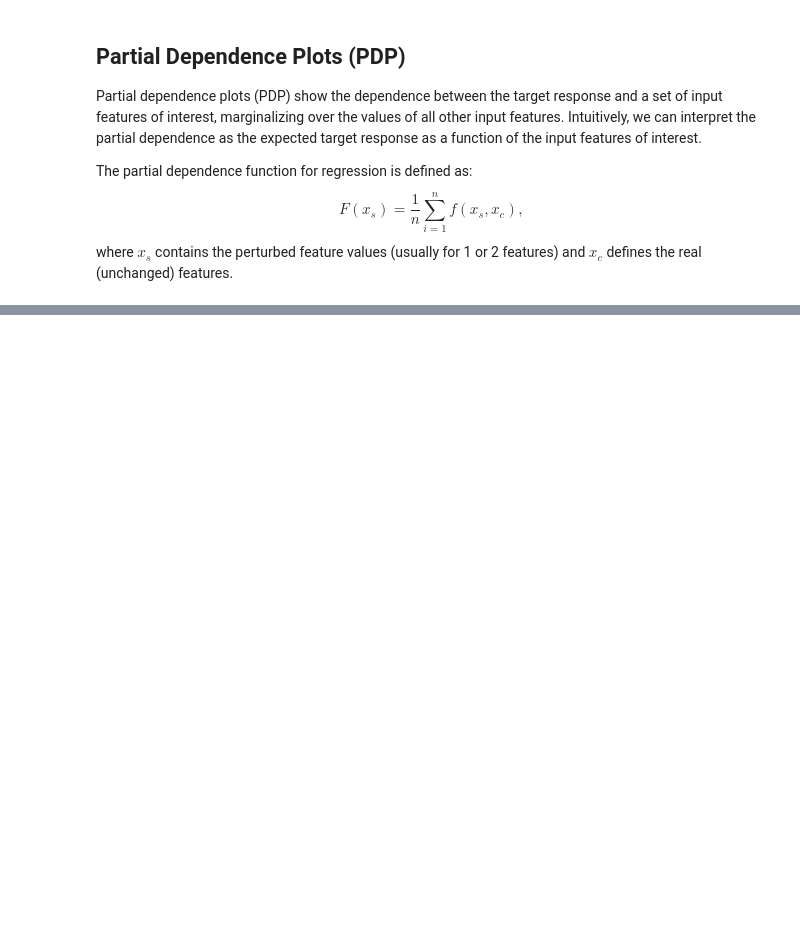
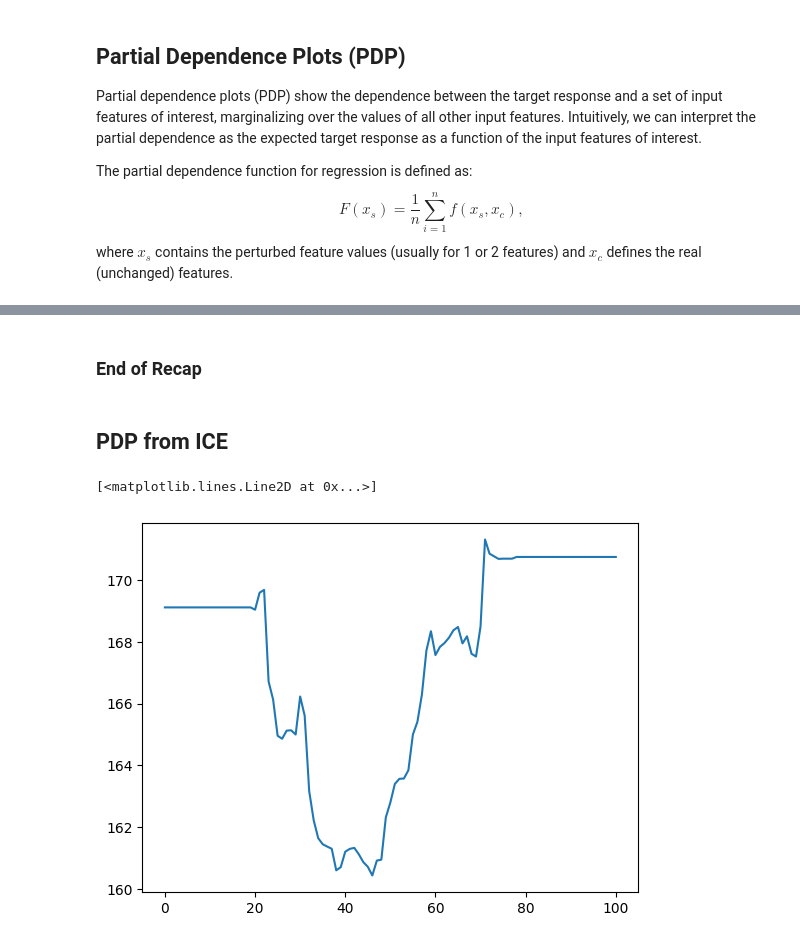
Before and after one commit to ficstamas/FateML, a Jupyter notebook: notebooks/05_model_agnostic_global_exp.ipynb, the cells around one changed output, grey strips where cells are left out. Cells and saved outputs as stored; diff of their text form; code cells hidden in the pictures; blank space fills up the shorter version.

```diff
--- a/notebooks/05_model_agnostic_global_exp.ipynb
+++ b/notebooks/05_model_agnostic_global_exp.ipynb
@@ -59 +89,29 @@ where $x_s$ contains the perturbed feature values (usually for 1 or 2 features)
+# %% [markdown]
+### End of Recap
+# %% [markdown]
+## PDP from ICE
+# %%
+import matplotlib.pyplot as plt
+import numpy as np
+import pandas as pd
+
+# altering age
+alternative = np.arange(0, 101, 1)  # possible values for age
+
+# the only difference is that we are going to average it among all the samples
+vec = np.zeros_like(alternative, dtype=float)
+
+for i, x in diabetes.dev_x.iterrows():
+    x_altered = np.tile(x.values, (len(alternative), 1))
+    x_altered[:, 0] = alternative
+    id_ = x.name
+    cols = list(x.index)
+    x_altered = pd.DataFrame(data=x_altered, columns=cols)
+    pred = reg.predict(x_altered)
+    vec += pred
+
+plt.plot(alternative, vec / diabetes.dev_x.__len__())
+# %% [output]
+[<matplotlib.lines.Line2D at 0x...>]
+[figure, added]
 # %%
```
Also changed, not shown: parts of 14 cells of this notebook.
